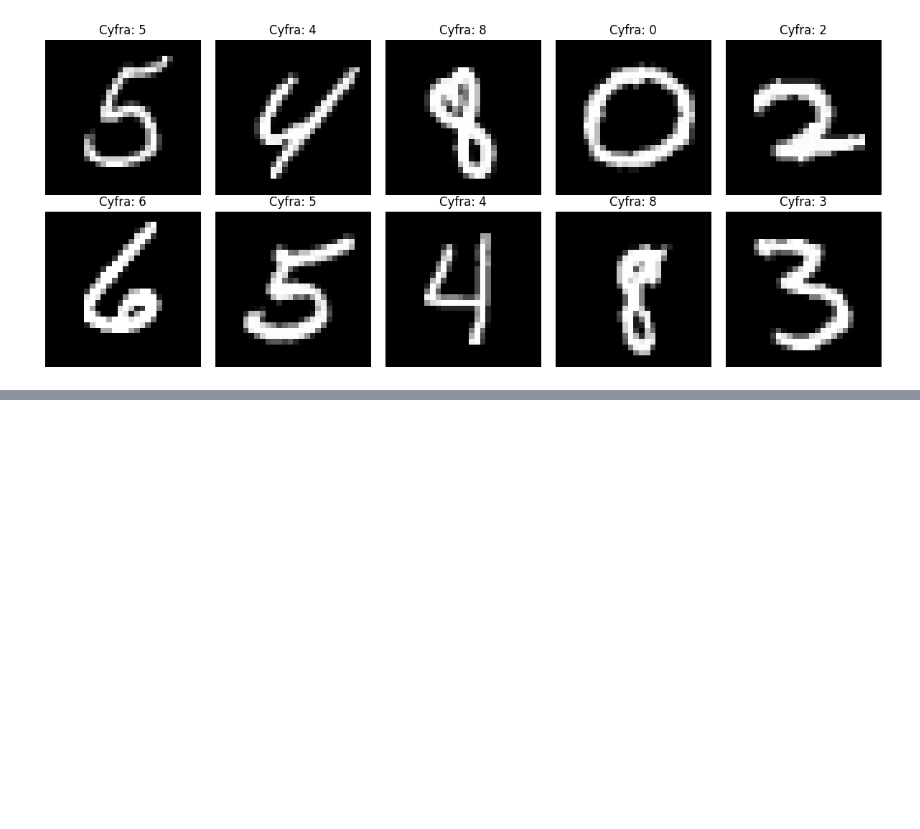
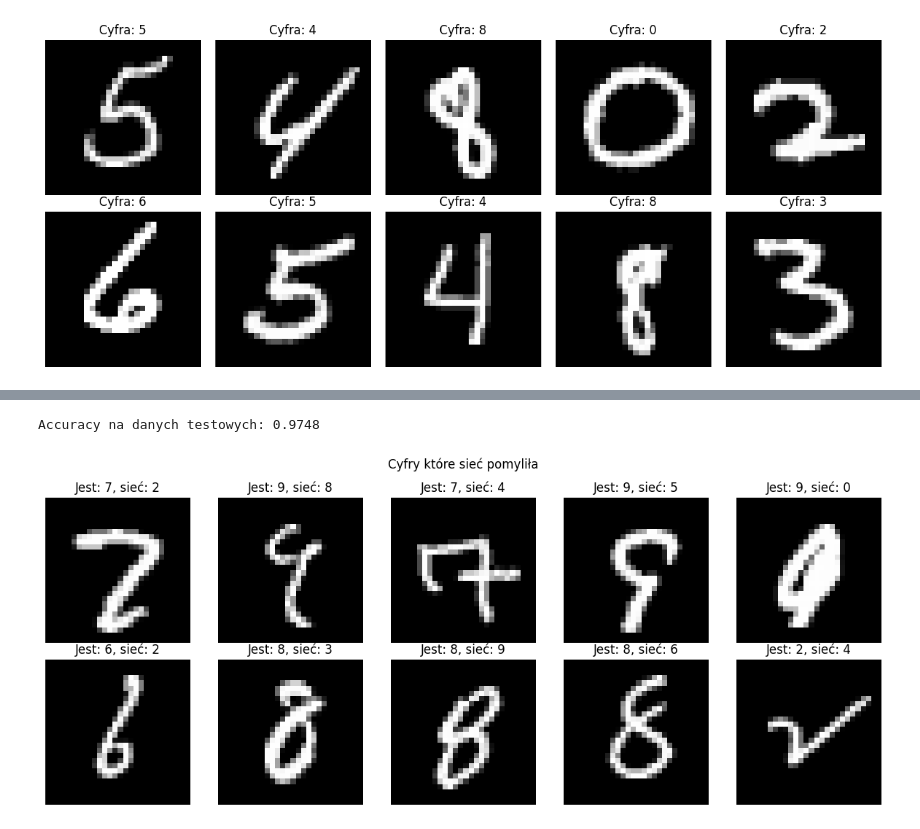
Before and after one commit to Mriabcew/neural-network-from-scratch, a Jupyter notebook: notebooks/mnist.ipynb, the cells around one changed output, grey strips where cells are left out. Drawn from its saved outputs; the diff is of its cells as text; code cells hidden in the pictures; blank space fills up the shorter version.

Commit message:
feat: MNIST training notebook, 97.48% test accuracy

```diff
--- a/notebooks/mnist.ipynb
+++ b/notebooks/mnist.ipynb
@@ -142,0 +62,22 @@ KeyboardInterrupt:
+# %%
+y_pred_test = model.forward(X_test)
+test_acc = np.mean(np.argmax(y_pred_test, axis=1) == np.argmax(y_test, axis=1))
+print(f"Accuracy na danych testowych: {test_acc:.4f}")
+# %% [output]
+Accuracy na danych testowych: 0.9748
+# %%
+y_pred_labels = np.argmax(y_pred_test, axis=1)
+y_true_labels = np.argmax(y_test, axis=1)
+mistakes = np.where(y_pred_labels != y_true_labels)[0]
+
+fig, axes = plt.subplots(2, 5, figsize=(12, 5))
+for i, ax in enumerate(axes.flat):
+    idx = mistakes[i]
+    ax.imshow(X_test[idx].reshape(28, 28), cmap='gray')
+    ax.set_title(f"Jest: {y_true_labels[idx]}, sieć: {y_pred_labels[idx]}")
+    ax.axis('off')
+plt.suptitle("Cyfry które sieć pomyliła")
+plt.tight_layout()
+plt.show()
+# %% [output]
+[figure, added]
```
Also changed, not shown: parts of 5 cells of this notebook.
